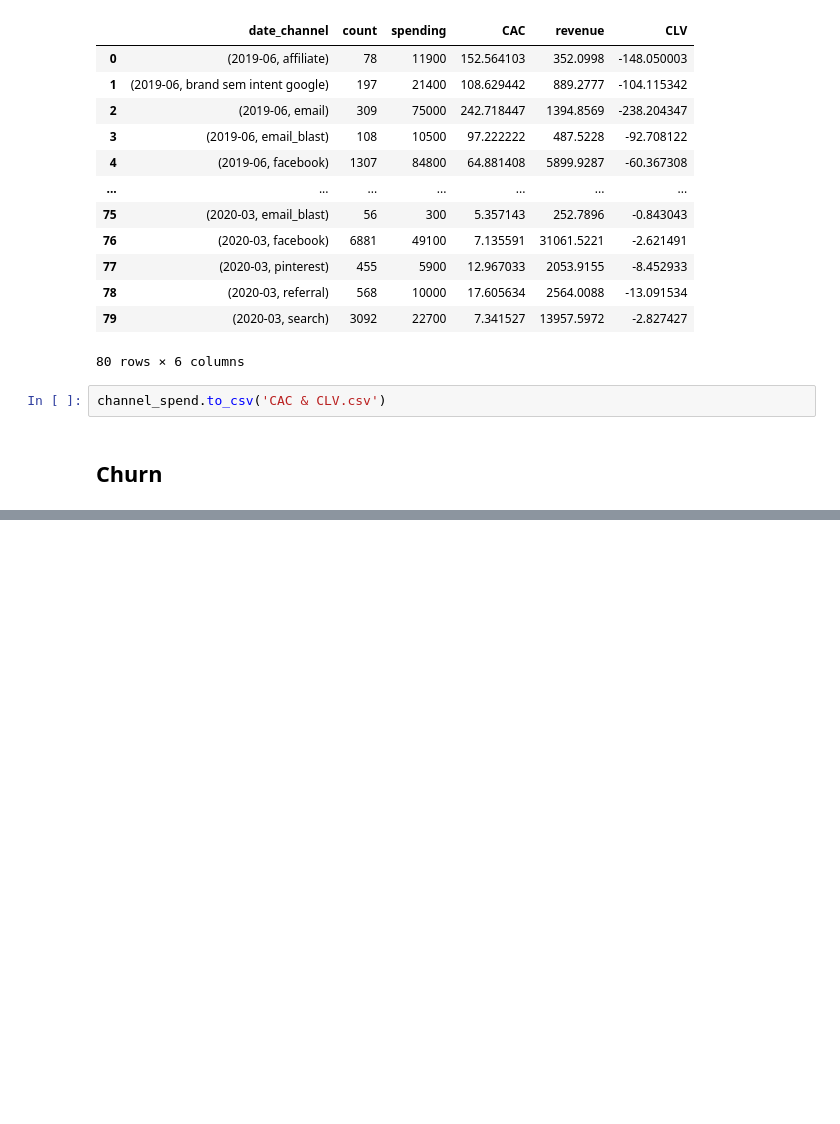
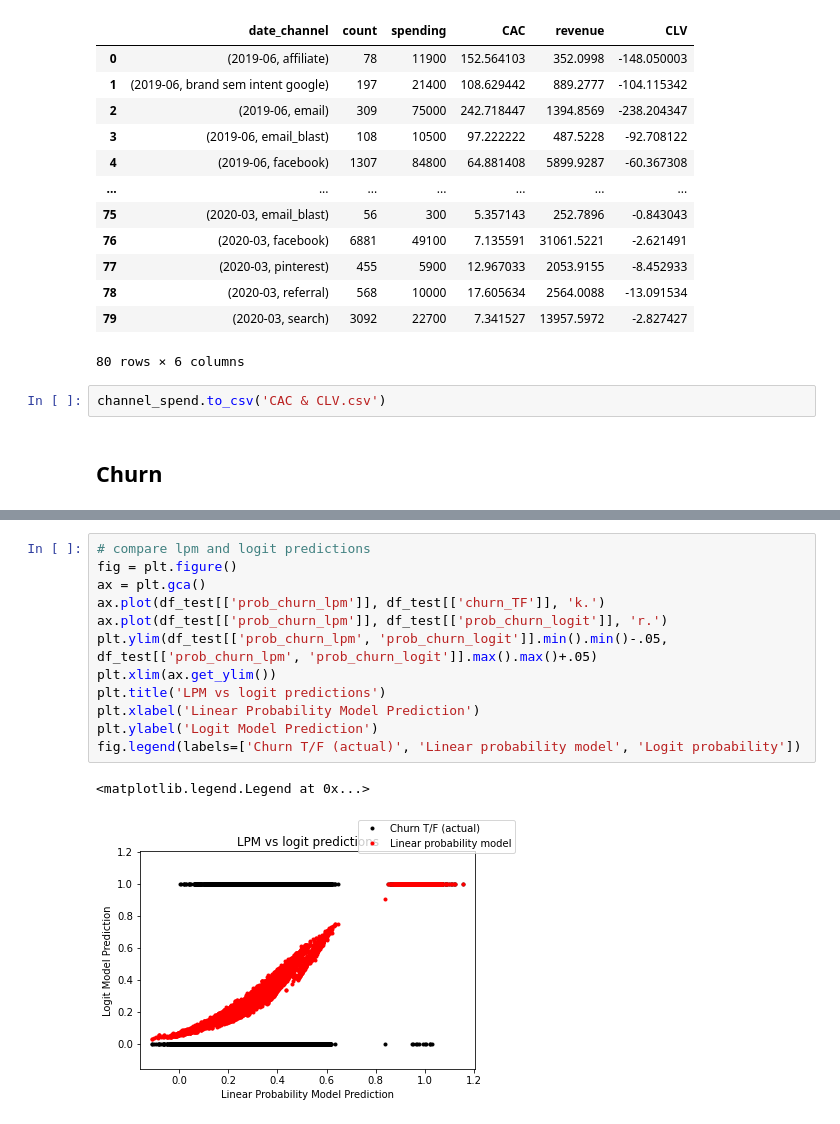
Before and after one commit to yuxouyan/MarketingAnalytics, a Jupyter notebook: Marketing Analysis Final Project - Abigail Ouyang.ipynb, the cells around one changed output, grey strips where cells are left out. Saved outputs shown, nothing was run; the diff lists cells and outputs as text; blank space fills up the shorter version.

```diff
--- a/Marketing Analysis Final Project - Abigail Ouyang.ipynb
+++ b/Marketing Analysis Final Project - Abigail Ouyang.ipynb
@@ -791,0 +1105,15 @@ import math
+# %%
+# compare lpm and logit predictions
+fig = plt.figure()
+ax = plt.gca()
+ax.plot(df_test[['prob_churn_lpm']], df_test[['churn_TF']], 'k.')
+ax.plot(df_test[['prob_churn_lpm']], df_test[['prob_churn_logit']], 'r.')
+plt.ylim(df_test[['prob_churn_lpm', 'prob_churn_logit']].min().min()-.05, df_test[['prob_churn_lpm', 'prob_churn_logit']].max().max()+.05)
+plt.xlim(ax.get_ylim())
+plt.title('LPM vs logit predictions')
+plt.xlabel('Linear Probability Model Prediction')
+plt.ylabel('Logit Model Prediction')
+fig.legend(labels=['Churn T/F (actual)', 'Linear probability model', 'Logit probability'])
+# %% [output]
+<matplotlib.legend.Legend at 0x...>
+[figure, added]
```
Also changed, not shown: parts of 55 cells of this notebook.
